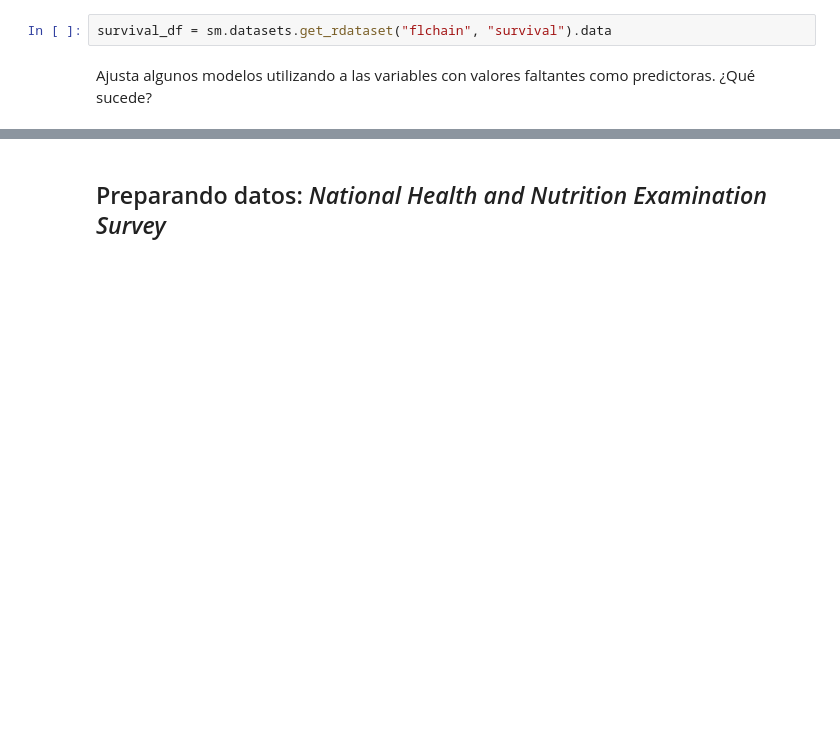
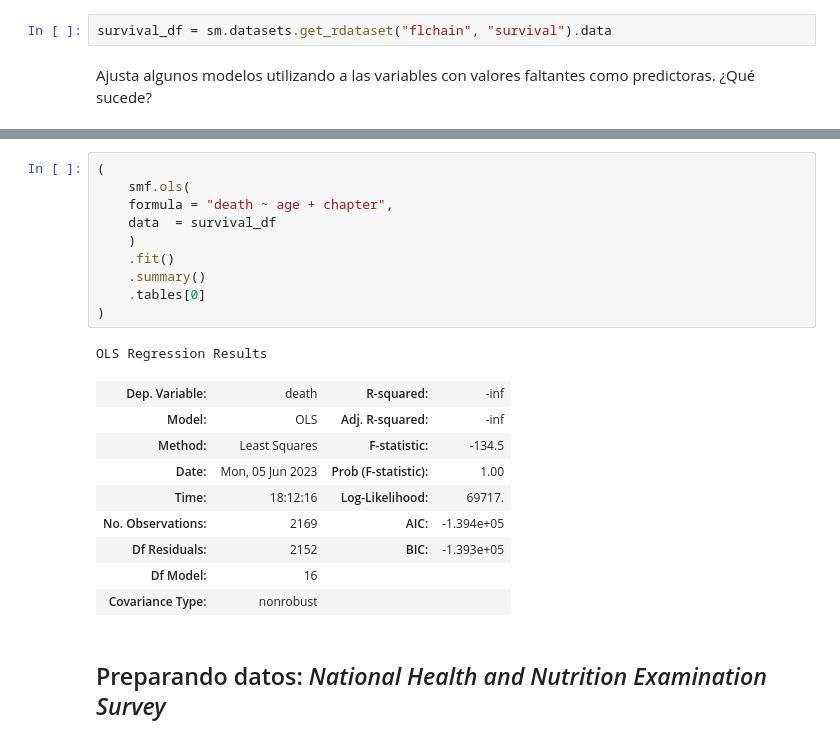
Before and after one commit to Disskaf/Datos_faltantes, a Jupyter notebook: curso-datos-faltantes-imputacion-main/live-imputation-missing-values.ipynb, the cells around one changed output, grey strips where cells are left out. Saved outputs shown, nothing was run; the diff lists cells and outputs as text; blank space fills up the shorter version.

```diff
--- a/curso-datos-faltantes-imputacion-main/live-imputation-missing-values.ipynb
+++ b/curso-datos-faltantes-imputacion-main/live-imputation-missing-values.ipynb
@@ -151,3 +165,24 @@ Ajusta algunos modelos utilizando a las variables con valores faltantes como pre
+# %%
+(
+    smf.ols(
+    formula = "death ~ age + chapter",
+    data  = survival_df
+    )
+    .fit()
+    .summary()
+    .tables[0]
+)
+# %% [output]
+OLS Regression Results
+| Dep. Variable: | death | R-squared: | -inf |
+| Model: | OLS | Adj. R-squared: | -inf |
+| Method: | Least Squares | F-statistic: | -134.5 |
+| Date: | Mon, 05 Jun 2023 | Prob (F-statistic): | 1.00 |
+| Time: | 18:12:16 | Log-Likelihood: | 69717. |
+| No. Observations: | 2169 | AIC: | -1.394e+05 |
+| Df Residuals: | 2152 | BIC: | -1.393e+05 |
+| Df Model: | 16 |  |  |
+| Covariance Type: | nonrobust |  |  |
 # %% [markdown]
 ## Preparando datos: _National Health and Nutrition Examination Survey_
 # %% [markdown]
```
Also changed, not shown: parts of 2 cells of this notebook.
